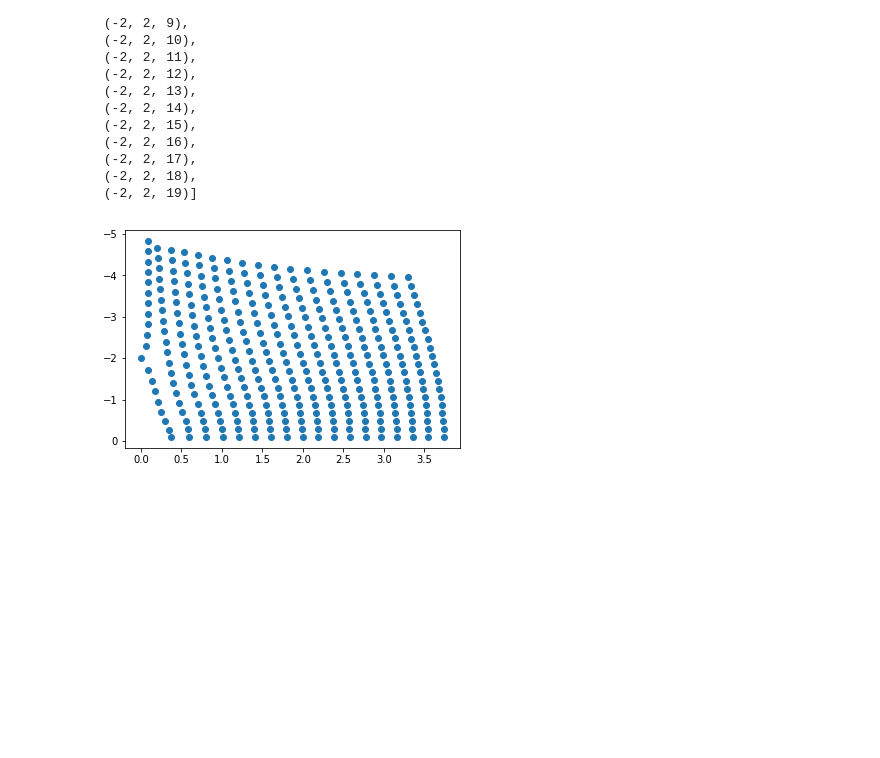
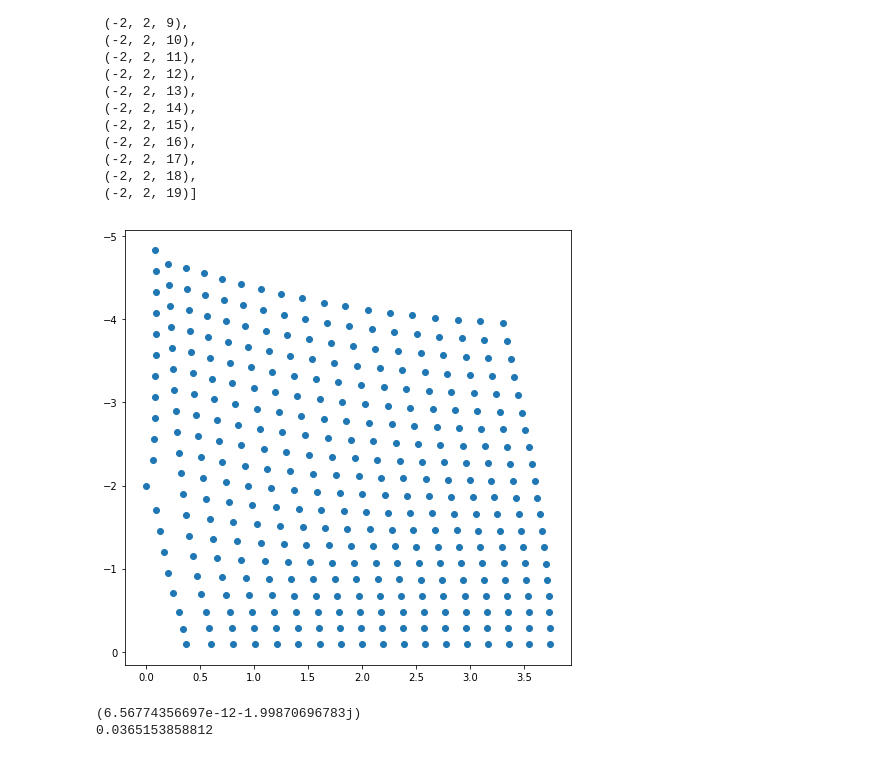
Before and after one commit to duetosymmetry/qnm, a Jupyter notebook: Experiment.ipynb, the cells around one changed output. Saved outputs shown, nothing was run; the diff lists cells and outputs as text; code cells hidden in the pictures; blank space fills up the shorter version.

```diff
--- a/Experiment.ipynb
+++ b/Experiment.ipynb
@@ -277,16 +277,16 @@ tol = 1e-10
 for s in ss:
     ls = np.arange(angular.l_min(s,0),l_max)
     for l in ls:
-        Schw_seq = QNM_root_finder.Schw_n_seq_finder(s=s, l=l, l_max=l+10, n_max=n_max, tol=tol)
+        Schw_seq = Schw_n_seq_finder(s=s, l=l, l_max=l+10, n_max=n_max, tol=tol)
         try:
             Schw_seq.do_find_sequence()
         except:
             print("Failed at s={}, l={}".format(s, l))
         for n, (omega, cf_err) in enumerate(zip(Schw_seq.omega,Schw_seq.cf_err)):
-            Schw_dict[(s,l,n)] = omega
-            Schw_dict[(-s,l,n)] = omega
-            Schw_err_dict[(s,l,n)] = cf_err
-            Schw_err_dict[(-s,l,n)] = cf_err
+            Schw_dict[(s,l,n)] = np.asscalar(omega)
+            Schw_dict[(-s,l,n)] = np.asscalar(omega)
+            Schw_err_dict[(s,l,n)] = np.asscalar(cf_err)
+            Schw_err_dict[(-s,l,n)] = np.asscalar(cf_err)
 # %% [output]
 WARNING:root:Nr=5000 has hit Nr_max
 WARNING:root:Nr=5000 has hit Nr_max
@@ -328,8 +328,15 @@ sorted([ (s,l,n) for (s,l,n) in Schw_dict.keys() if (s==-2) and (l==2) ])
  (-2, 2, 19)]
 # %%
 oms = [ Schw_dict[(s,l,n)] for (s,l,n) in Schw_dict.keys() if (s==-2)  ]
+plt.figure(figsize=(8,8))
 plt.scatter(np.real(oms),np.imag(oms))
 plt.gca().invert_yaxis()
 plt.show()
 # %% [output]
-[figure, old version]
+[figure, new version]
+# %%
+print(Schw_dict[(-2,2,8)])
+print(Schw_err_dict[(-2,2,8)])
+# %% [output]
+(6.56774356697e-12-1.99870696783j)
+0.0365153858812
```
Also changed, not shown: parts of 18 cells of this notebook, 4 other files.
